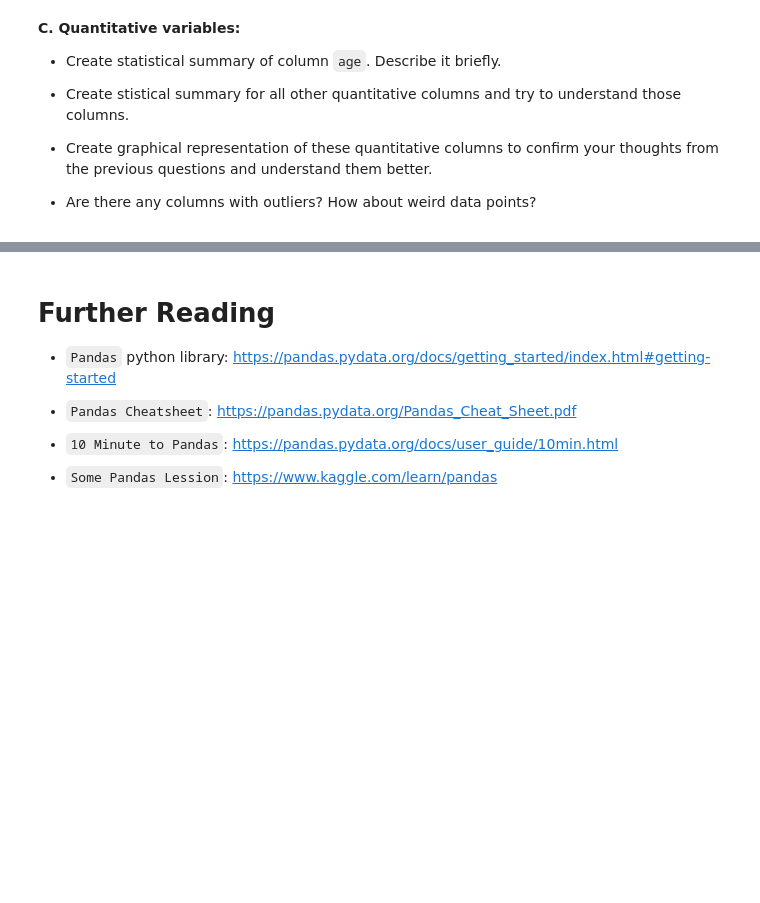
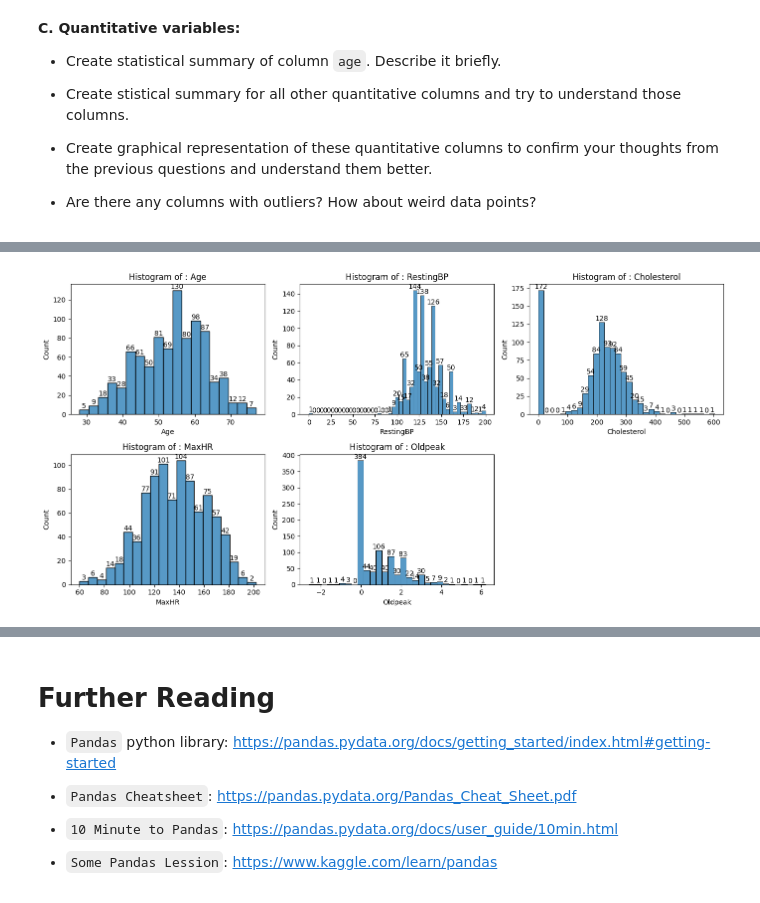
Before and after one commit to Superkai017/Data-Analysis1-Aupp-INF-604-, a Jupyter notebook: W2/Art_Oudom_TP2.ipynb, the cells around one changed output, grey strips where cells are left out. Cells and saved outputs as stored; diff of their text form; code cells hidden in the pictures; blank space fills up the shorter version.

```diff
--- a/W2/Art_Oudom_TP2.ipynb
+++ b/W2/Art_Oudom_TP2.ipynb
@@ -51,0 +85,3 @@ Using Colab cache for faster access to the 'heart-failure-prediction' dataset.
+# %%
+Quantitative_data = df.select_dtypes(include=['int64', 'float64'])
+Quantitative_data.columns
@@ -75,0 +210,13 @@ Using Colab cache for faster access to the 'heart-failure-prediction' dataset.
+# %%
+# Cholesterol's mean (198.80) sits BELOW its median (223.00) in the summary above, which is
+# backwards for a lab value - so something is dragging the low end down. Count the zeros.
+for col in ['RestingBP', 'Cholesterol']:
+    print(f"{col}: {(df[col] == 0).sum()} rows equal 0 ({(df[col] == 0).mean() * 100:.1f}% of the data)")
+
+print(f"Oldpeak: {(df['Oldpeak'] < 0).sum()} rows below 0, minimum {df['Oldpeak'].min()}")
+print(f"Oldpeak: {(df['Oldpeak'] == 0).mean() * 100:.1f}% of patients sit at exactly 0")
+
+# recompute Cholesterol without the zeros to show how much they distort the summary
+chol_nonzero = df.loc[df['Cholesterol'] > 0, 'Cholesterol']
+print(f"\nCholesterol with zeros:    mean {df['Cholesterol'].mean():.2f}, std {df['Cholesterol'].std():.2f}")
+print(f"Cholesterol without zeros: mean {chol_nonzero.mean():.2f}, std {chol_nonzero.std():.2f}")
@@ -75,0 +243,21 @@ Using Colab cache for faster access to the 'heart-failure-prediction' dataset.
+# %%
+n_cols = len(Quantitative_data.columns)
+ncols = 3
+nrows = -(-n_cols // ncols)   # ceiling division: 5 columns -> 2 rows, not a hardcoded 2x4
+fig , axes = plt.subplots(nrows, ncols, figsize=(14, 7))
+axes = axes.flatten()
+for i,col in enumerate(Quantitative_data.columns):
+  sns.histplot( df,
+              x=col,
+              ax=axes[i],
+       )
+  # histplot bins a continuous column, so this is a histogram - a barchart is for categories
+  axes[i].set_title(f'Histogram of : {col}')
+  axes[i].set_xlabel(col)
+
+  axes[i].bar_label(axes[i].containers[0], )
+for j in range(n_cols, len(axes)):   # 5 columns in a 2x3 grid leaves 1 frame over - remove it
+  fig.delaxes(axes[j])
+plt.tight_layout()
+# %% [output]
+[figure, added]
```
Also changed, not shown: parts of 20 cells of this notebook.
